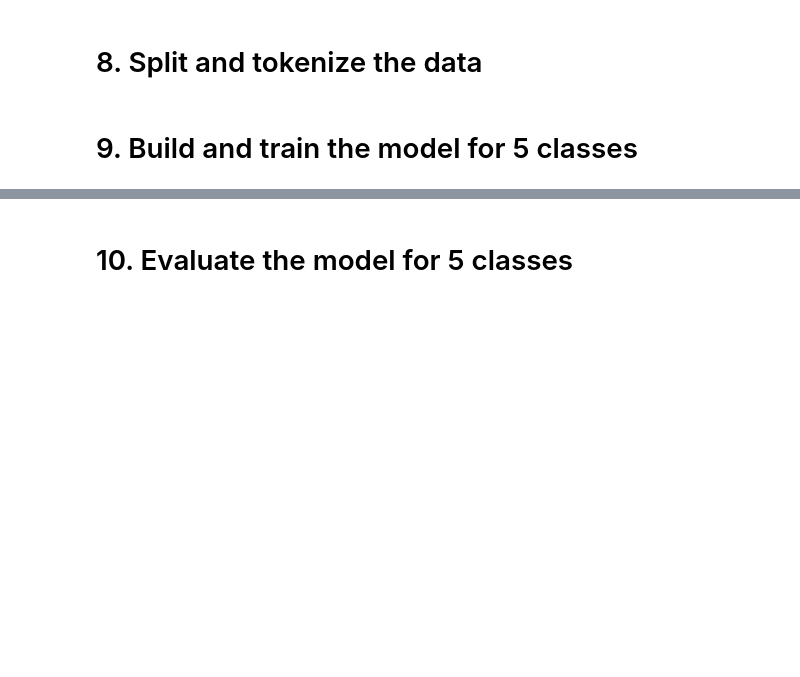
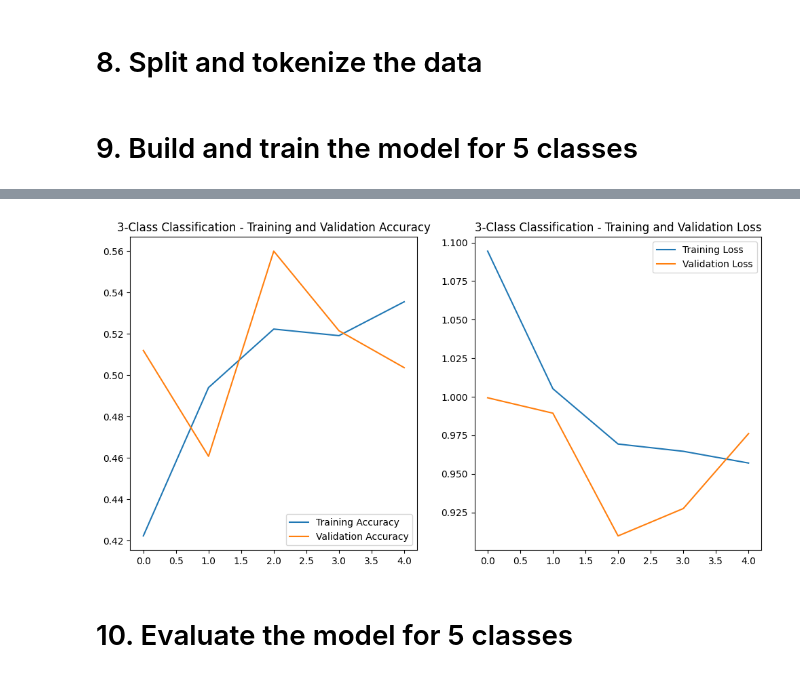
Before and after one commit to sevann-radhak/procesamiento_lenguaje_natural, a Jupyter notebook: clase_7/ejercicios/NLP-TP5 v1.ipynb, the cells around one changed output, grey strips where cells are left out. Drawn from its saved outputs; the diff is of its cells as text; code cells hidden in the pictures; blank space fills up the shorter version.

```diff
--- a/clase_7/ejercicios/NLP-TP5 v1.ipynb
+++ b/clase_7/ejercicios/NLP-TP5 v1.ipynb
@@ -206,3 +228,8 @@ Epoch 5/5
+# %%
+# Plot training history
+plot_training_history(history_3_classes, title="3-Class Classification")
+# %% [output]
+[figure, added]
 # %% [markdown]
 # 10. Evaluate the model for 5 classes
 # %%
```
Also changed, not shown: parts of 19 cells of this notebook.
